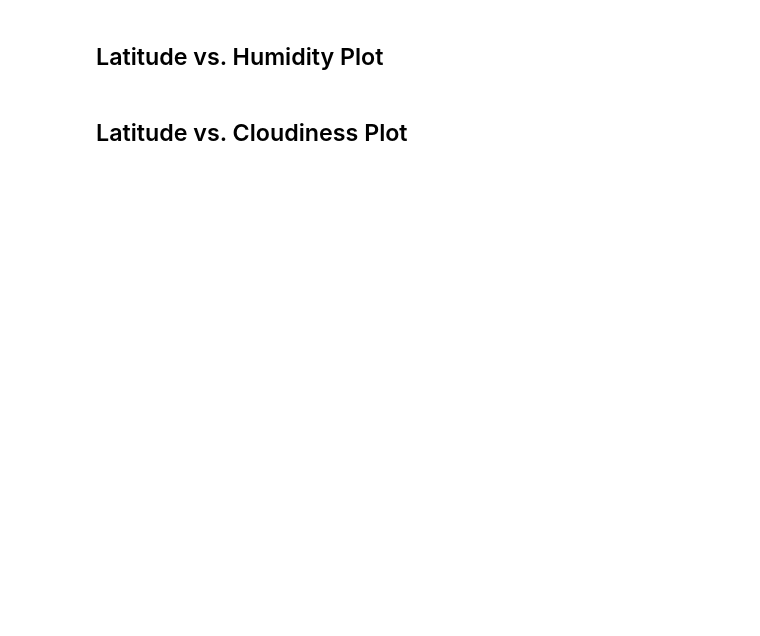
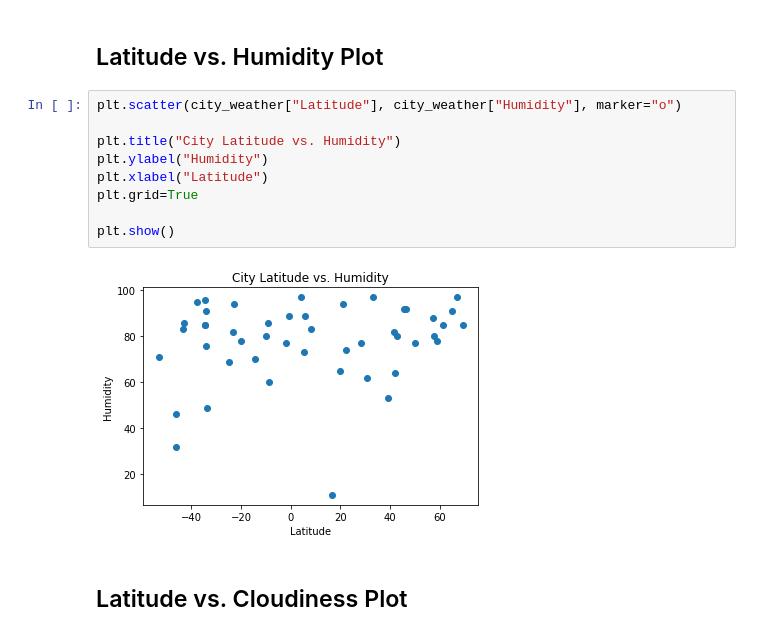
Before and after one commit to mcmanuscw/python-api-challenge, a Jupyter notebook: WeatherPy/WeatherPy.ipynb, the cells around one changed output. Saved outputs shown, nothing was run; the diff lists cells and outputs as text; blank space fills up the shorter version.

```diff
--- a/WeatherPy/WeatherPy.ipynb
+++ b/WeatherPy/WeatherPy.ipynb
@@ -245,4 +306,15 @@ Skip this step if there are no cities that have humidity > 100%.
 # %% [markdown]
 ## Latitude vs. Humidity Plot
+# %%
+plt.scatter(city_weather["Latitude"], city_weather["Humidity"], marker="o")
+
+plt.title("City Latitude vs. Humidity")
+plt.ylabel("Humidity")
+plt.xlabel("Latitude")
+plt.grid=True
+
+plt.show()
+# %% [output]
+[figure, added]
 # %% [markdown]
 ## Latitude vs. Cloudiness Plot
```
Also changed, not shown: parts of 27 cells of this notebook, 1 other file.
